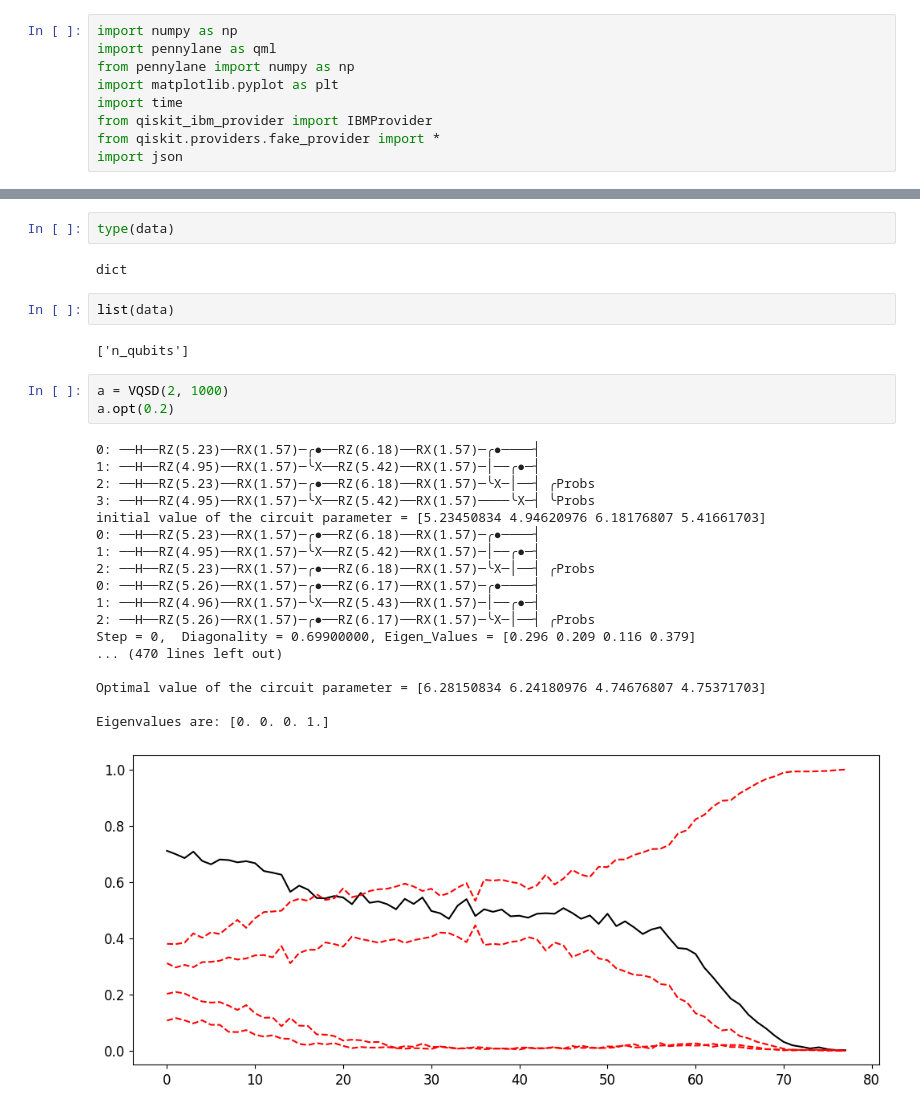
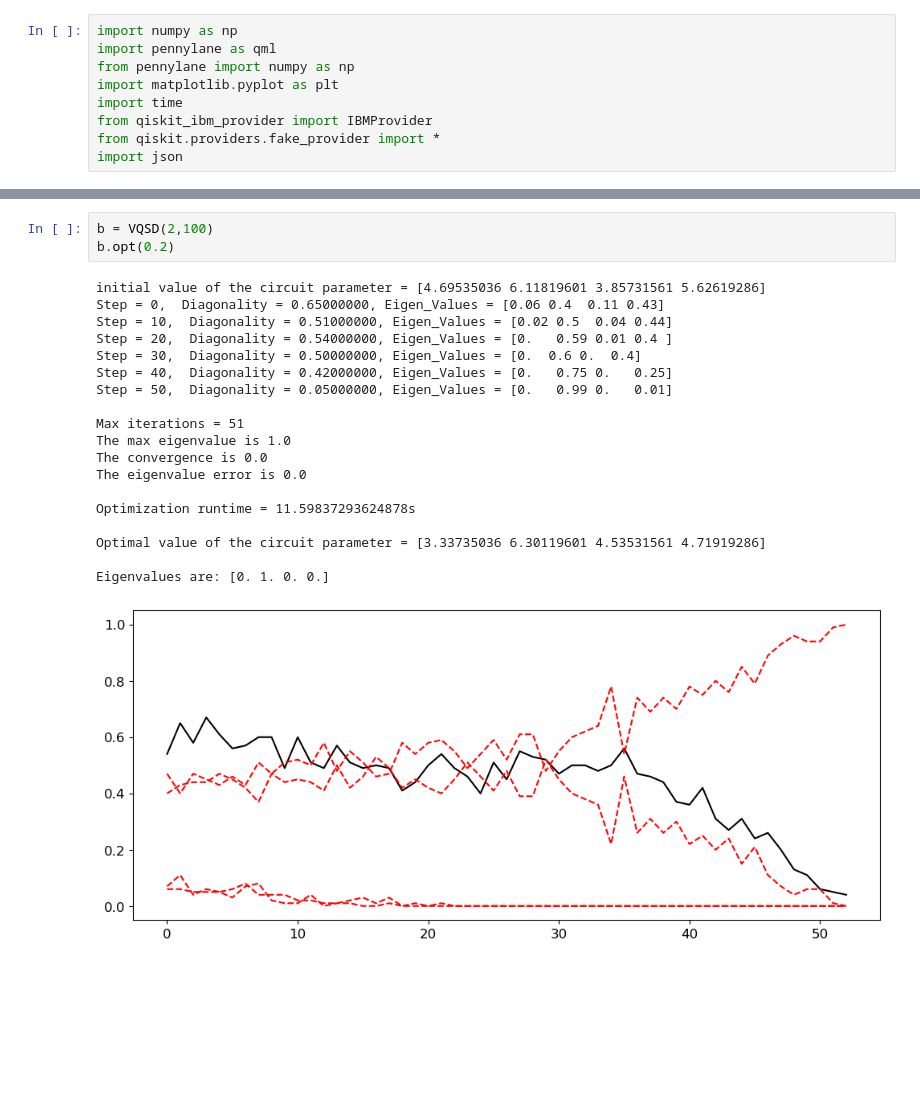
Before and after one commit to JoanArrow/VQA-Benchmarking-Project, a Jupyter notebook: VQSD/VQSD.ipynb, the cells around one changed output, grey strips where cells are left out. Cells and saved outputs as stored; diff of their text form; blank space fills up the shorter version.

```diff
--- a/VQSD/VQSD.ipynb
+++ b/VQSD/VQSD.ipynb
@@ -346,31 +297,24 @@ data = {
-# %%
-type(data)
-# %% [output]
-dict
-# %%
-list(data)
-# %% [output]
-['n_qubits']
 # %%
-a = VQSD(2, 1000)
-a.opt(0.2)
+b = VQSD(2,100)
+b.opt(0.2)
 # %% [output]
-0: ──H──RZ(5.23)──RX(1.57)─╭●──RZ(6.18)──RX(1.57)─╭●────┤
-1: ──H──RZ(4.95)──RX(1.57)─╰X──RZ(5.42)──RX(1.57)─│──╭●─┤
-2: ──H──RZ(5.23)──RX(1.57)─╭●──RZ(6.18)──RX(1.57)─╰X─│──┤ ╭Probs
-3: ──H──RZ(4.95)──RX(1.57)─╰X──RZ(5.42)──RX(1.57)────╰X─┤ ╰Probs
-initial value of the circuit parameter = [5.23450834 4.94620976 6.18176807 5.41661703]
-0: ──H──RZ(5.23)──RX(1.57)─╭●──RZ(6.18)──RX(1.57)─╭●────┤
-1: ──H──RZ(4.95)──RX(1.57)─╰X──RZ(5.42)──RX(1.57)─│──╭●─┤
-2: ──H──RZ(5.23)──RX(1.57)─╭●──RZ(6.18)──RX(1.57)─╰X─│──┤ ╭Probs
-0: ──H──RZ(5.26)──RX(1.57)─╭●──RZ(6.17)──RX(1.57)─╭●────┤
-1: ──H──RZ(4.96)──RX(1.57)─╰X──RZ(5.43)──RX(1.57)─│──╭●─┤
-2: ──H──RZ(5.26)──RX(1.57)─╭●──RZ(6.17)──RX(1.57)─╰X─│──┤ ╭Probs
-Step = 0,  Diagonality = 0.69900000, Eigen_Values = [0.296 0.209 0.116 0.379]
-... (470 lines left out)
+initial value of the circuit parameter = [4.69535036 6.11819601 3.85731561 5.62619286]
+Step = 0,  Diagonality = 0.65000000, Eigen_Values = [0.06 0.4  0.11 0.43]
+Step = 10,  Diagonality = 0.51000000, Eigen_Values = [0.02 0.5  0.04 0.44]
+Step = 20,  Diagonality = 0.54000000, Eigen_Values = [0.   0.59 0.01 0.4 ]
+Step = 30,  Diagonality = 0.50000000, Eigen_Values = [0.  0.6 0.  0.4]
+Step = 40,  Diagonality = 0.42000000, Eigen_Values = [0.   0.75 0.   0.25]
+Step = 50,  Diagonality = 0.05000000, Eigen_Values = [0.   0.99 0.   0.01]
 
-Optimal value of the circuit parameter = [6.28150834 6.24180976 4.74676807 4.75371703]
+Max iterations = 51
+The max eigenvalue is 1.0
+The convergence is 0.0
+The eigenvalue error is 0.0
 
-Eigenvalues are: [0. 0. 0. 1.]
+Optimization runtime = 11.59837293624878s
+
+Optimal value of the circuit parameter = [3.33735036 6.30119601 4.53531561 4.71919286]
+
+Eigenvalues are: [0. 1. 0. 0.]
-[figure, old version]
+[figure, new version]
 # %%
```
Also changed, not shown: parts of 18 cells of this notebook.
